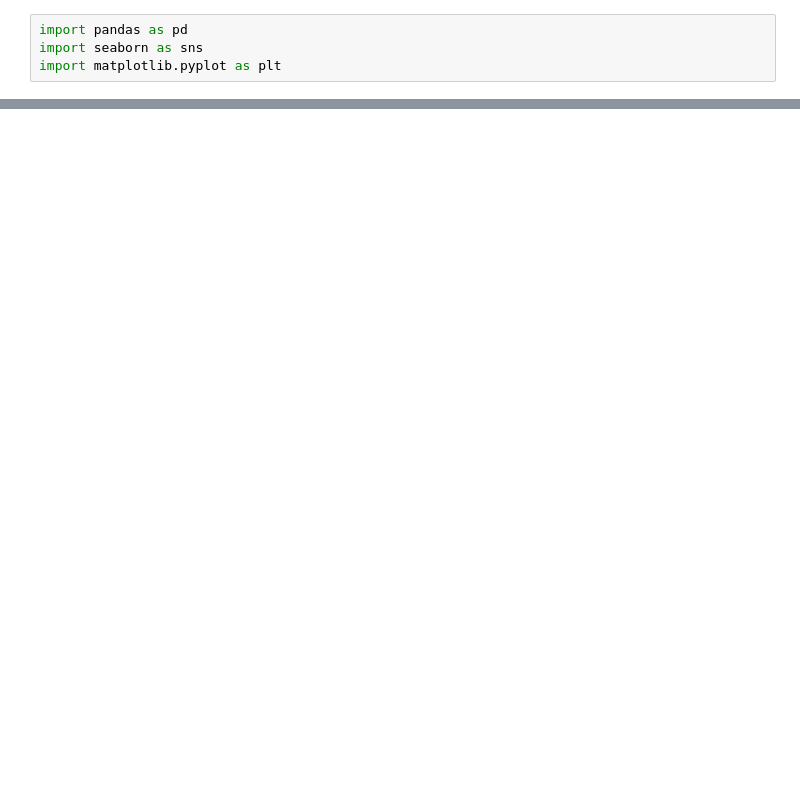
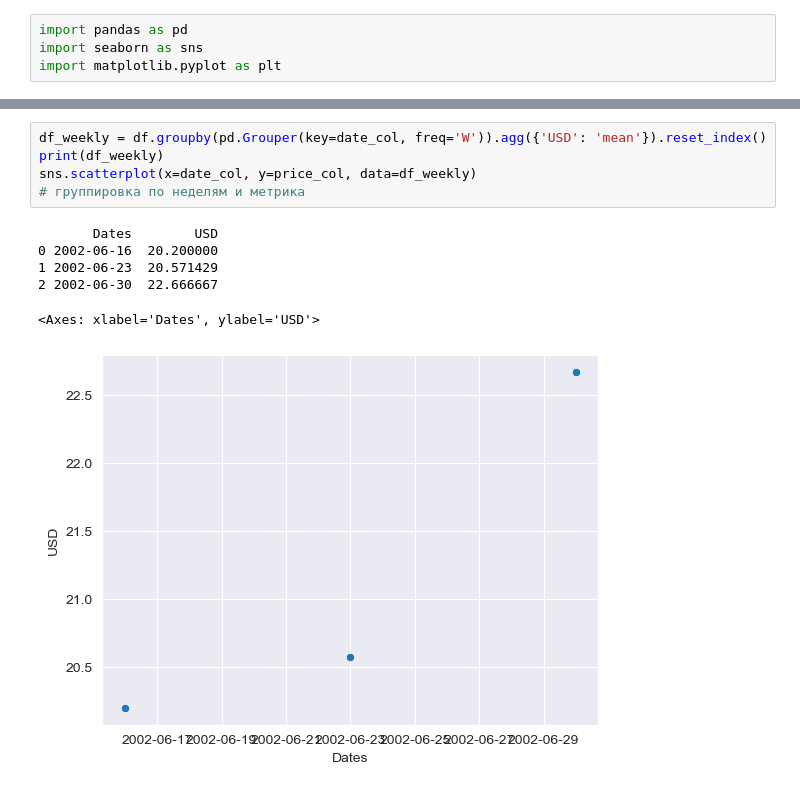
Before and after one commit to miusGG/simple-neitro, a Jupyter notebook: data.ipynb, the cells around one changed output, grey strips where cells are left out. Saved outputs shown, nothing was run; the diff lists cells and outputs as text; blank space fills up the shorter version.

```diff
--- a/data.ipynb
+++ b/data.ipynb
@@ -63,0 +90,12 @@ sns.lineplot(data=df, x='Dates', y='USD', marker='o', color='b')
+# %%
+df_weekly = df.groupby(pd.Grouper(key=date_col, freq='W')).agg({'USD': 'mean'}).reset_index()
+print(df_weekly)
+sns.scatterplot(x=date_col, y=price_col, data=df_weekly)
+# группировка по неделям и метрика
+# %% [output]
+       Dates        USD
+0 2002-06-16  20.200000
+1 2002-06-23  20.571429
+2 2002-06-30  22.666667
+<Axes: xlabel='Dates', ylabel='USD'>
+[figure, added]
```
Also changed, not shown: parts of 7 cells of this notebook, 1 other file.
